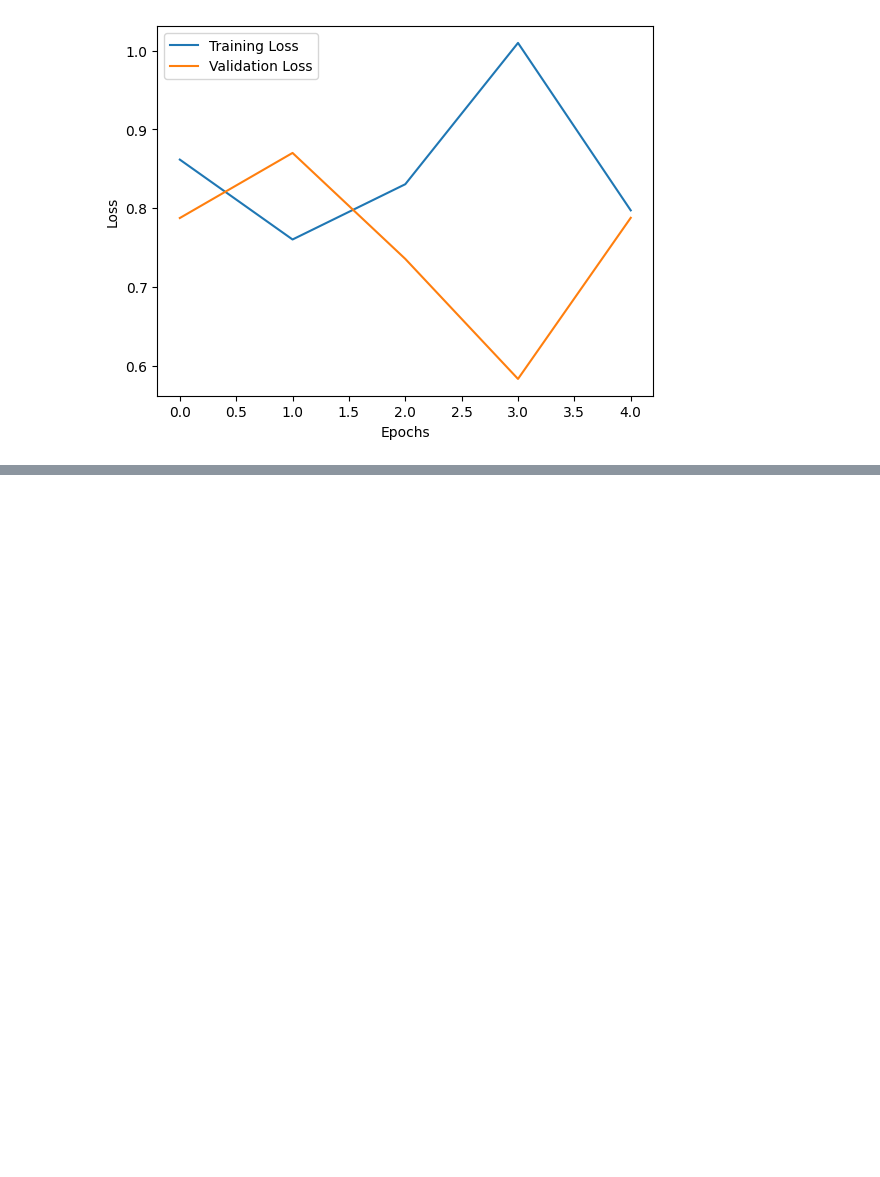
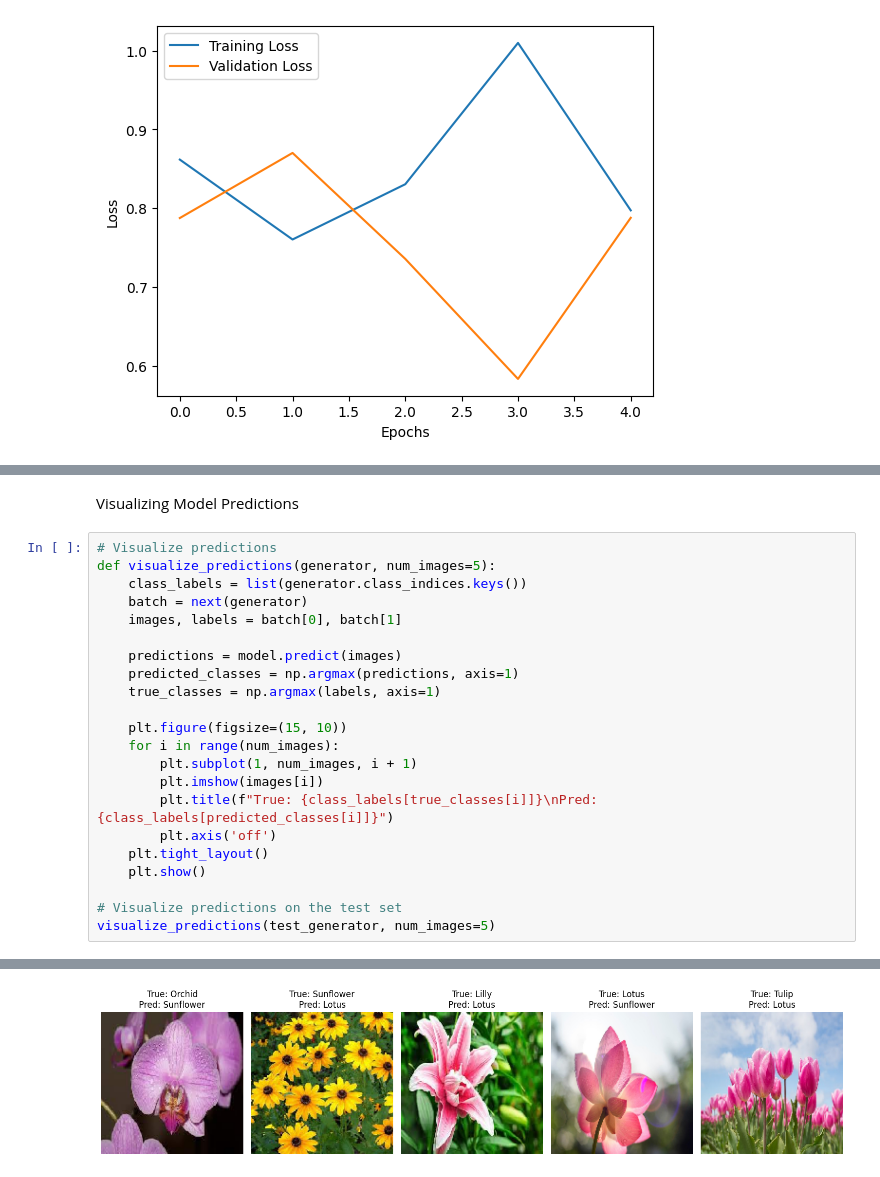
Before and after one commit to praveenkumaresan/image-classification, a Jupyter notebook: pk_image_classification.ipynb, the cells around one changed output, grey strips where cells are left out. Drawn from its saved outputs; the diff is of its cells as text; blank space fills up the shorter version.

```diff
--- a/pk_image_classification.ipynb
+++ b/pk_image_classification.ipynb
@@ -265,0 +489,25 @@ plt.show()
+# %% [markdown]
+Visualizing Model Predictions
+# %%
+# Visualize predictions
+def visualize_predictions(generator, num_images=5):
+    class_labels = list(generator.class_indices.keys())
+    batch = next(generator)
+    images, labels = batch[0], batch[1]
+
+    predictions = model.predict(images)
+    predicted_classes = np.argmax(predictions, axis=1)
+    true_classes = np.argmax(labels, axis=1)
+
+    plt.figure(figsize=(15, 10))
+    for i in range(num_images):
+        plt.subplot(1, num_images, i + 1)
+        plt.imshow(images[i])
+        plt.title(f"True: {class_labels[true_classes[i]]}\nPred: {class_labels[predicted_classes[i]]}")
+        plt.axis('off')
+    plt.tight_layout()
+    plt.show()
+
+# Visualize predictions on the test set
+visualize_predictions(test_generator, num_images=5)
+# %% [output]
@@ -265,0 +515 @@ plt.show()
+[figure, added]
```
Also changed, not shown: parts of 18 cells of this notebook.
